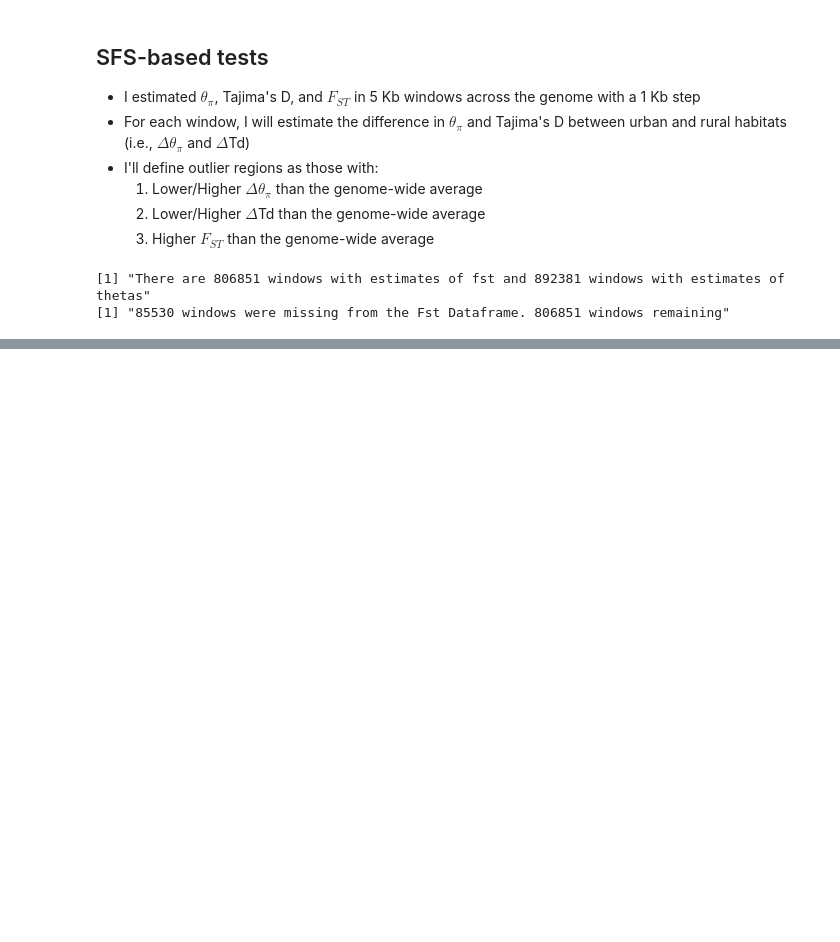
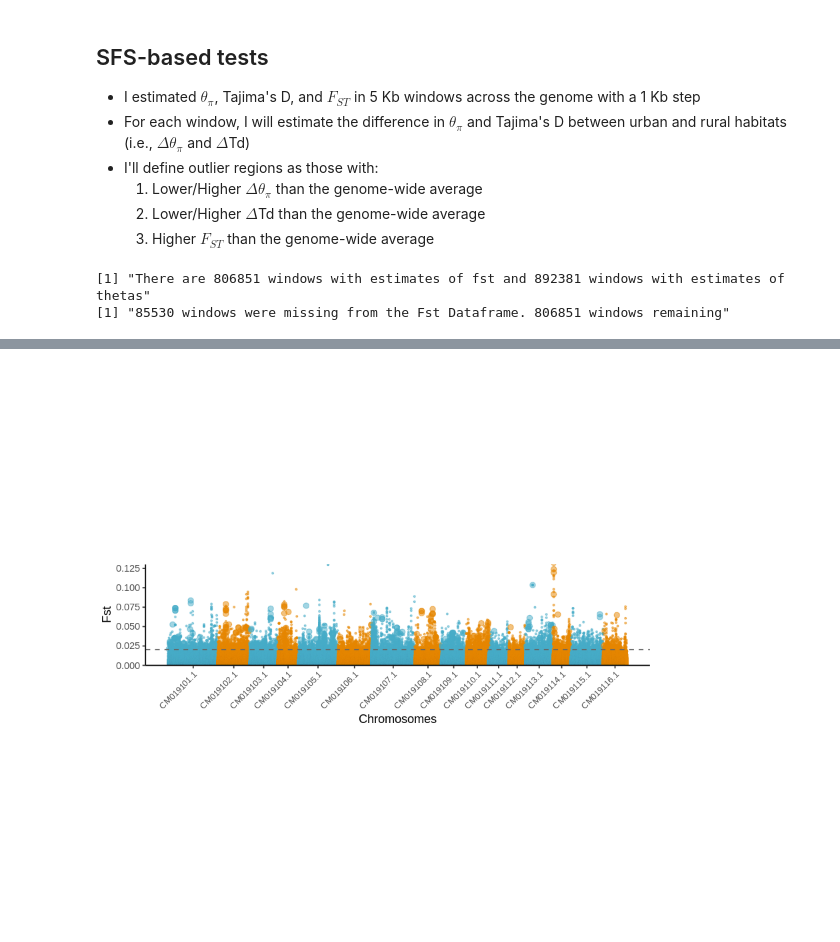
Before and after one commit to James-S-Santangelo/toronto_gwsd, a Jupyter notebook: notebooks/outlier_test.r.ipynb, the cells around one changed output, grey strips where cells are left out. Drawn from its saved outputs; the diff is of its cells as text; code cells hidden in the pictures; blank space fills up the shorter version.

```diff
--- a/notebooks/outlier_test.r.ipynb
+++ b/notebooks/outlier_test.r.ipynb
@@ -157,0 +164,14 @@ testChr_allStats_filt %>%
+# %%
+# Identify outliers across genome
+fst_quant_filt <- quantile(allStats_windowed_df %>% pull(fst), probs = c(0.99))
+tp_quant_filt <- quantile(allStats_windowed_df %>% pull(delta_tp_ur), probs = c(0.01, 0.99))
+td_quant_filt <- quantile(allStats_windowed_df %>% pull(delta_td_ur), probs = c(0.01, 0.99))
+
+fst_vals <- allStats_windowed_df %>% pull(fst)
+num_sites <- nrow(fst_quant_filt)
+
+allStats_windowed_df <- allStats_windowed_df %>%
+mutate(fst_outlier = ifelse(fst >= fst_quant_filt, 1, 0),
+       tp_outlier = ifelse(delta_tp_ur <= tp_quant_filt[1] | delta_tp_ur >= tp_quant_filt[2], 1, 0),
+       td_outlier = ifelse(delta_td_ur <= td_quant_filt[1] | delta_td_ur >= td_quant_filt[2], 1, 0),
+       all_outlier = ifelse(fst_outlier == 1 & tp_outlier == 1 & td_outlier == 1, 1, 0))
@@ -157,0 +219,59 @@ testChr_allStats_filt %>%
+# %%
+data_cum <- allStats_windowed_df %>%
+    group_by(Chr) %>%
+    summarise(max_WinCenter = max(WinCenter)) %>%
+    mutate(WinCenter_add = lag(cumsum(max_WinCenter), default = 0)) %>%
+    dplyr::select(Chr, WinCenter_add)
+
+allStats_windowed_df_mod <- allStats_windowed_df %>%
+    inner_join(data_cum, by = "Chr") %>%
+    mutate(WinCenter_cum = WinCenter + WinCenter_add)
+
+axis_set <- allStats_windowed_df_mod %>%
+  group_by(Chr) %>%
+  summarize(center = mean(WinCenter_cum))
+
+outliers <- allStats_windowed_df_mod %>% filter(all_outlier == 1)
+
+manhat_plot <- allStats_windowed_df_mod %>%
+#     filter(!(region %in% outliers$region)) %>%
+#     sample_frac(0.1) %>%
+    mutate(chrom_cat = case_when(Chr == 'CM019101.1' ~ 'One',
+                                 Chr == 'CM019102.1' ~ 'Two',
+                                 Chr == 'CM019103.1' ~ 'One',
+                                 Chr == 'CM019104.1' ~ 'Two',
+                                 Chr == 'CM019105.1' ~ 'One',
+                                 Chr == 'CM019106.1' ~ 'Two',
+                                 Chr == 'CM019107.1' ~ 'One',
+                                 Chr == 'CM019108.1' ~ 'Two',
+                                 Chr == 'CM019109.1' ~ 'One',
+                                 Chr == 'CM019110.1' ~ 'Two',
+                                 Chr == 'CM019111.1' ~ 'One',
+                                 Chr == 'CM019112.1' ~ 'Two',
+                                 Chr == 'CM019113.1' ~ 'One',
+                                 Chr == 'CM019114.1' ~ 'Two',
+                                 Chr == 'CM019115.1' ~ 'One',
+                                 Chr == 'CM019116.1' ~ 'Two')) %>%
+    ggplot(aes(x = WinCenter_cum, y = fst)) +
+        geom_point(shape = 21, alpha = 0.5, aes(fill = chrom_cat, color = chrom_cat, size = as.factor(all_outlier))) +
+#         geom_point(data=outliers, size = 1, alpha = 0.5, shape = 21, fill = '#B40F20', color = '#B40F20') +
+        geom_hline(yintercept = fst_quant_filt, color = "grey40", linetype = "dashed") +
+        scale_x_continuous(label = axis_set$Chr, breaks = axis_set$center) +
+        scale_y_continuous(expand = c(0,0)) +
+        coord_cartesian(ylim = c(0, 0.13)) +
+        scale_fill_manual(values = c("#46ACC8", "#E58601")) +
+        scale_color_manual(values = c("#46ACC8", "#E58601")) +
+        scale_size_manual(values = c(0.5,2)) +
+        ylab('Fst') + xlab('Chromosomes') +
+        theme_classic() +
+        theme(
+            aspect.ratio = 0.2,
+            legend.position = "none",
+            panel.border = element_blank(),
+            panel.grid.major.x = element_blank(),
+            panel.grid.minor.x = element_blank(),
+            axis.text.x = element_text(angle = 45, size = 8,hjust = 1)
+          )
+manhat_plot
+# %% [output]
+[figure, added]
```
Also changed, not shown: parts of 14 cells of this notebook.
